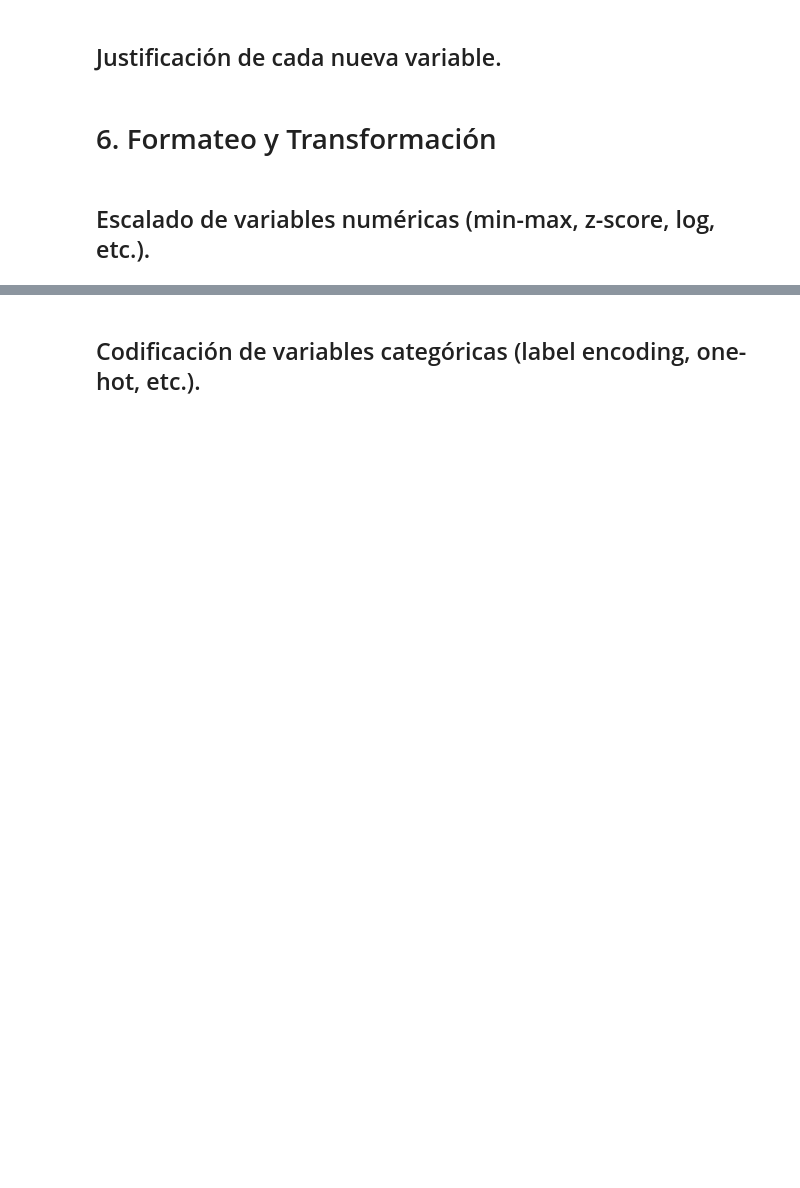
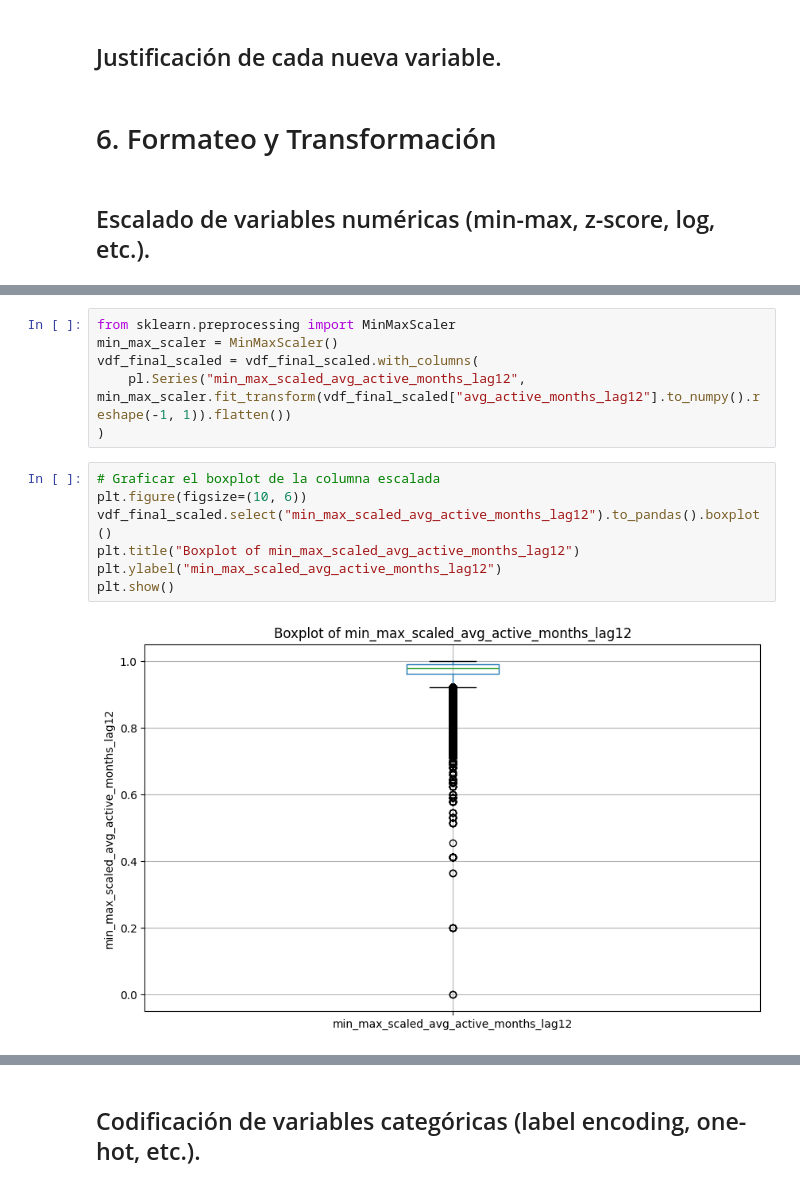
Before and after one commit to paulsantillan787/elo-data-mining, a Jupyter notebook: Preparacion_de_los_datos_v2.ipynb, the cells around one changed output, grey strips where cells are left out. Drawn from its saved outputs; the diff is of its cells as text; blank space fills up the shorter version.

```diff
--- a/Preparacion_de_los_datos_v2.ipynb
+++ b/Preparacion_de_los_datos_v2.ipynb
@@ -1336,0 +1473,15 @@ nulos_pre_train_transaction_merchants_final_acotado
+# %%
+from sklearn.preprocessing import MinMaxScaler
+min_max_scaler = MinMaxScaler()
+vdf_final_scaled = vdf_final_scaled.with_columns(
+    pl.Series("min_max_scaled_avg_active_months_lag12", min_max_scaler.fit_transform(vdf_final_scaled["avg_active_months_lag12"].to_numpy().reshape(-1, 1)).flatten())
+)
+# %%
+# Graficar el boxplot de la columna escalada
+plt.figure(figsize=(10, 6))
+vdf_final_scaled.select("min_max_scaled_avg_active_months_lag12").to_pandas().boxplot()
+plt.title("Boxplot of min_max_scaled_avg_active_months_lag12")
+plt.ylabel("min_max_scaled_avg_active_months_lag12")
+plt.show()
+# %% [output]
+[figure, added]
```
Also changed, not shown: parts of 77 cells of this notebook.
